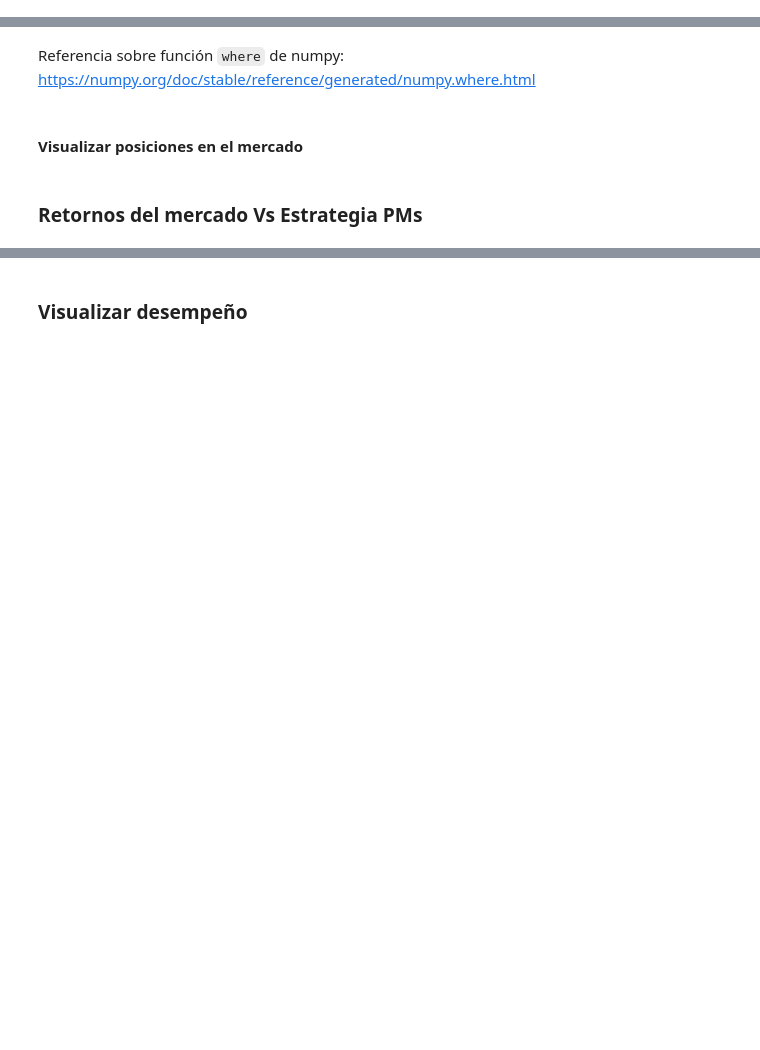
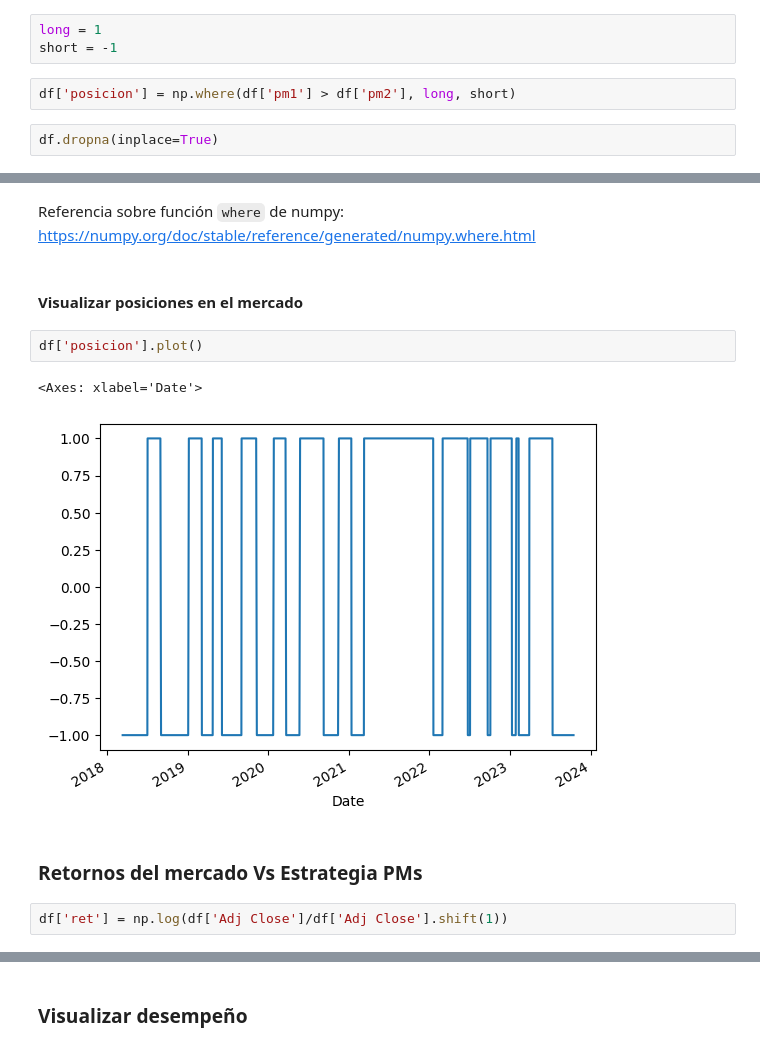
Before and after one commit to carlosdeoncedos/CienciaDatosFinanzas2023_09_martes, a Jupyter notebook: Sesion_6.ipynb, the cells around one changed output, grey strips where cells are left out. Drawn from its saved outputs; the diff is of its cells as text; blank space fills up the shorter version.

```diff
--- a/Sesion_6.ipynb
+++ b/Sesion_6.ipynb
@@ -293,3 +380,10 @@ El utilizar números nos permite:
 * Calcular los retornos de de la estrategia
 # %% [markdown]
 #### Cálculo de posición del mercado utilizando ventas en corto
+# %%
+long = 1
+short = -1
+# %%
+df['posicion'] = np.where(df['pm1'] > df['pm2'], long, short)
+# %%
+df.dropna(inplace=True)
@@ -298,5 +409,12 @@ Referencia sobre función `where` de numpy:
 https://numpy.org/doc/stable/reference/generated/numpy.where.html
 # %% [markdown]
 #### <font color='navygray'>Visualizar posiciones en el mercado</font>
+# %%
+df['posicion'].plot()
+# %% [output]
+<Axes: xlabel='Date'>
+[figure, added]
 # %% [markdown]
 ### Retornos del mercado Vs Estrategia PMs
+# %%
+df['ret'] = np.log(df['Adj Close']/df['Adj Close'].shift(1))
```
Also changed, not shown: parts of 37 cells of this notebook.
